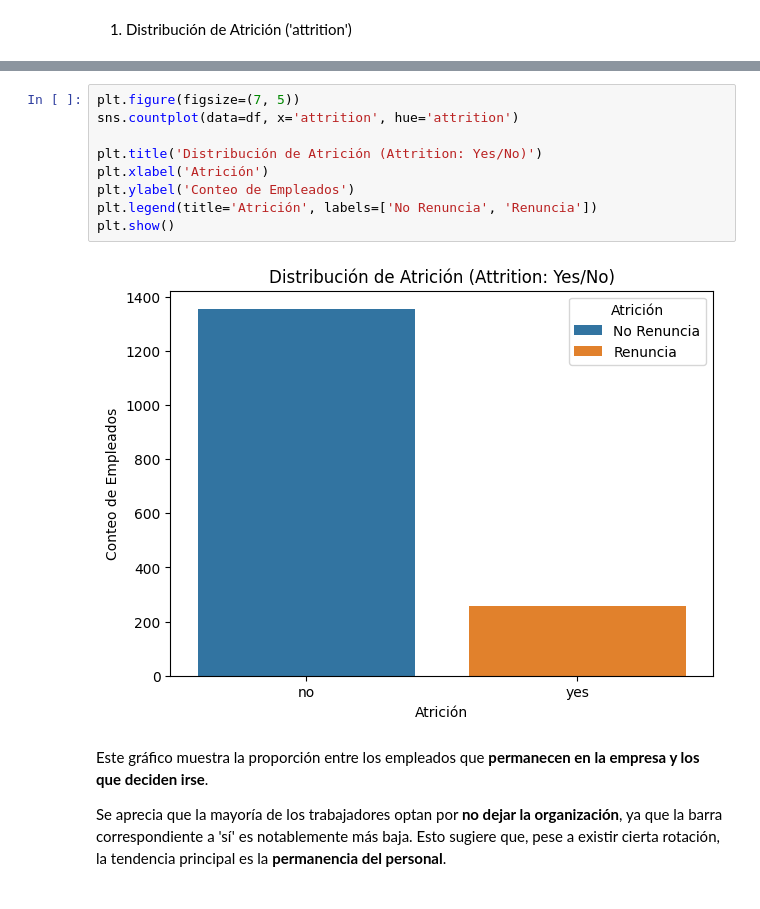
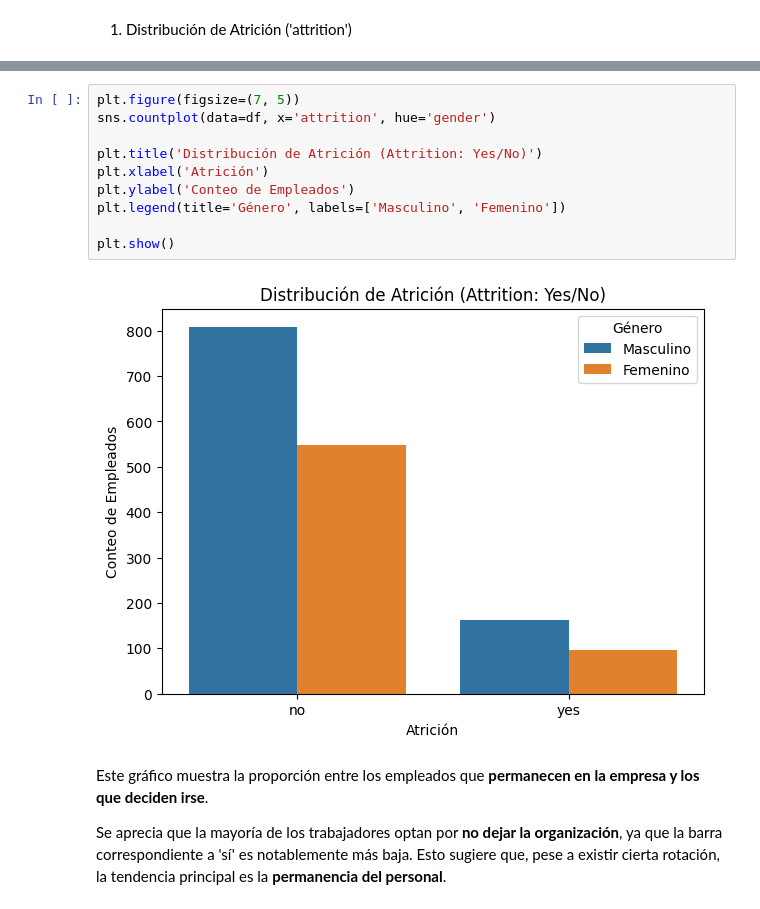
Before and after one commit to omniaunusest/VIZ-analytics-4-employee-data-talent-insights, a Jupyter notebook: visualizaciones.ipynb, the cells around one changed output, grey strips where cells are left out. Drawn from its saved outputs; the diff is of its cells as text.

```diff
--- a/visualizaciones.ipynb
+++ b/visualizaciones.ipynb
@@ -43,14 +55,15 @@ df.head(5)
 # %%
 plt.figure(figsize=(7, 5))
-sns.countplot(data=df, x='attrition', hue='attrition')
+sns.countplot(data=df, x='attrition', hue='gender')
 
 plt.title('Distribución de Atrición (Attrition: Yes/No)')
 plt.xlabel('Atrición')
 plt.ylabel('Conteo de Empleados')
-plt.legend(title='Atrición', labels=['No Renuncia', 'Renuncia'])
+plt.legend(title='Género', labels=['Masculino', 'Femenino'])
+
 plt.show()
 # %% [output]
-[figure, old version]
+[figure, new version]
 # %% [markdown]
 Este gráfico muestra la proporción entre los empleados que **permanecen en la empresa y los que deciden irse**.
 
```
Also changed, not shown: parts of 20 cells of this notebook.
